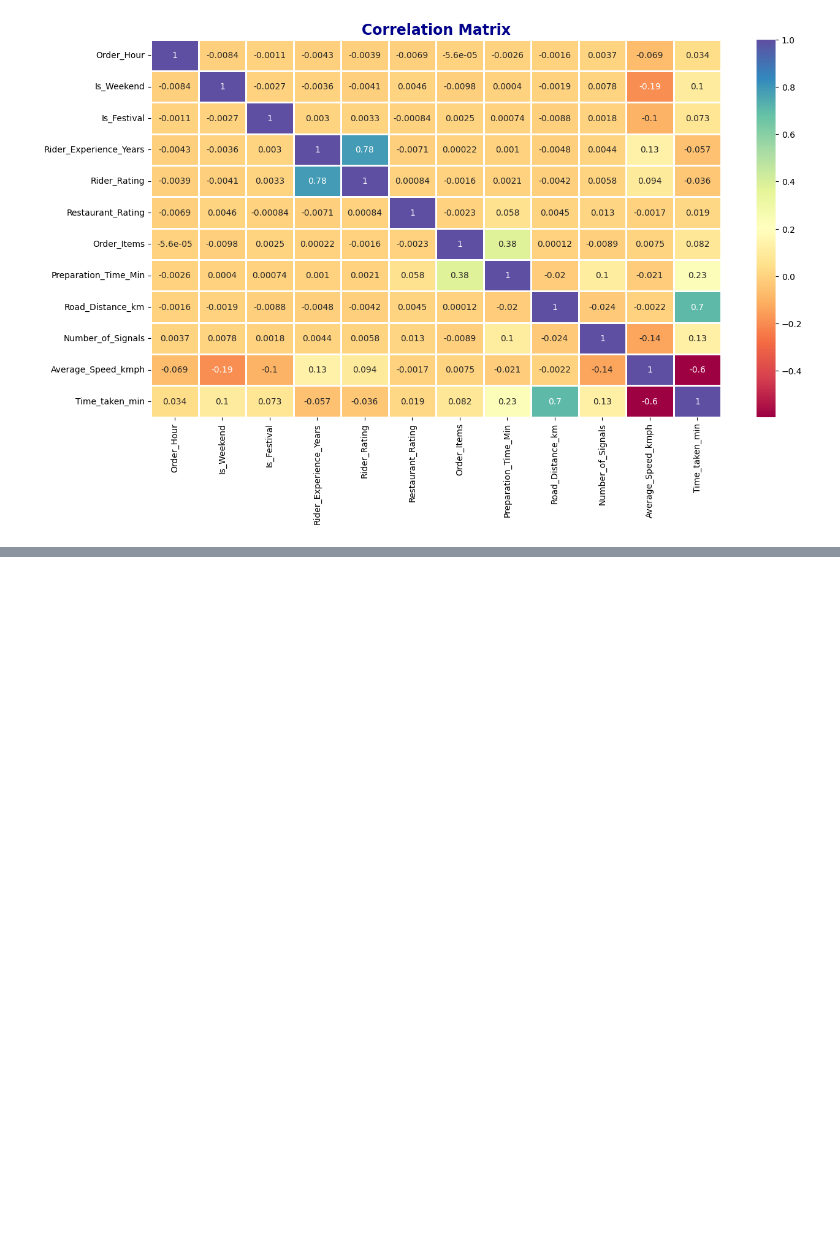
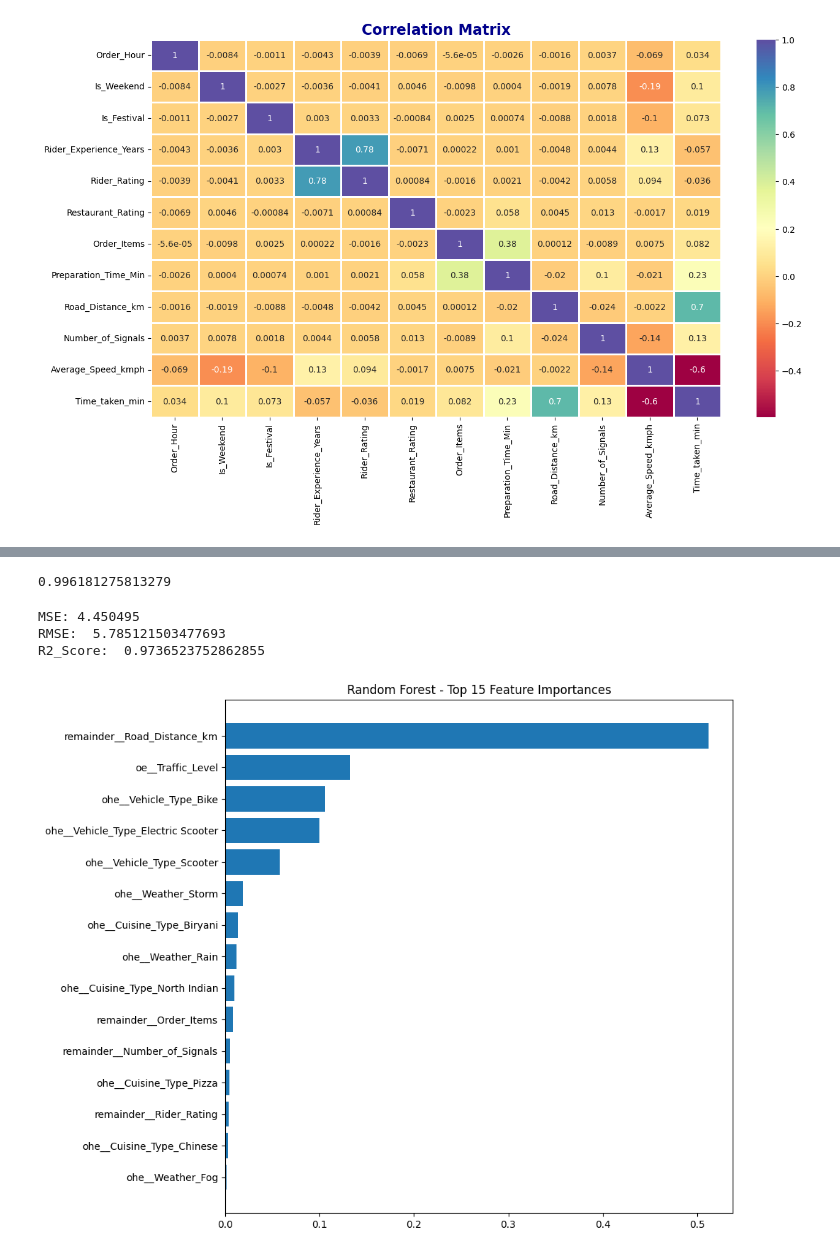
Before and after one commit to SyrnaxX/ml-practice-projects, a Jupyter notebook: Regression-Models/Food Delivery Time Prediction/model.ipynb, the cells around one changed output, grey strips where cells are left out. Drawn from its saved outputs; the diff is of its cells as text; code cells hidden in the pictures; blank space fills up the shorter version.

Commit message:
fd model compleated

```diff
--- a/Regression-Models/Food Delivery Time Prediction/model.ipynb
+++ b/Regression-Models/Food Delivery Time Prediction/model.ipynb
@@ -166,0 +228,3 @@ Text(0.5, 1.0, 'Correlation Matrix')
+# %%
+# split in train test split
+x_train , x_test ,y_train ,y_test = train_test_split(x,y,test_size=0.2,random_state=42)
@@ -166,0 +233,12 @@ Text(0.5, 1.0, 'Correlation Matrix')
+# %%
+preprocessor = ColumnTransformer(transformers=[
+    ('ohe',OneHotEncoder(handle_unknown='ignore',drop='first',sparse_output=False),nom_cols),
+    ('oe',OrdinalEncoder(categories=[['Low','Moderate','High','Severe'],['Short','Medium','Long']]),ord_cols)
+],remainder='passthrough')
+# %%
+rf_pipe = Pipeline(steps=[
+    ('preprocessor',preprocessor),
+    ('model',RandomForestRegressor(random_state=42))
+])
+# %%
+rf_pipe.fit(x_train,y_train)
@@ -166,0 +265,35 @@ Text(0.5, 1.0, 'Correlation Matrix')
+# %%
+rf_pipe.score(x_train,y_train)
+# %% [output]
+0.996181275813279
+# %%
+print('MSE:',mean_absolute_error(y_test,y_pred))
+print('RMSE: ',root_mean_squared_error(y_test,y_pred))
+print('R2_Score: ',r2_score(y_test,y_pred))
+# %% [output]
+MSE: 4.450495
+RMSE:  5.785121503477693
+R2_Score:  0.9736523752862855
+# %%
+# Get feature names from preprocessor
+feature_names = rf_pipe[:-1].get_feature_names_out()
+
+# Get feature importances from the Random Forest model
+importances = rf_pipe.named_steps['model'].feature_importances_
+
+# Create a DataFrame
+feature_importance_df = pd.DataFrame({
+    'Feature': feature_names,
+    'Importance': importances
+}).sort_values('Importance', ascending=False)
+
+# Plot
+plt.figure(figsize=(10, 8))
+plt.barh(feature_importance_df['Feature'][:15],
+         feature_importance_df['Importance'][:15])
+plt.gca().invert_yaxis()
+plt.title('Random Forest - Top 15 Feature Importances')
+plt.tight_layout()
+plt.show()
+# %% [output]
+[figure, added]
```
Also changed, not shown: parts of 31 cells of this notebook, 7 other files.
